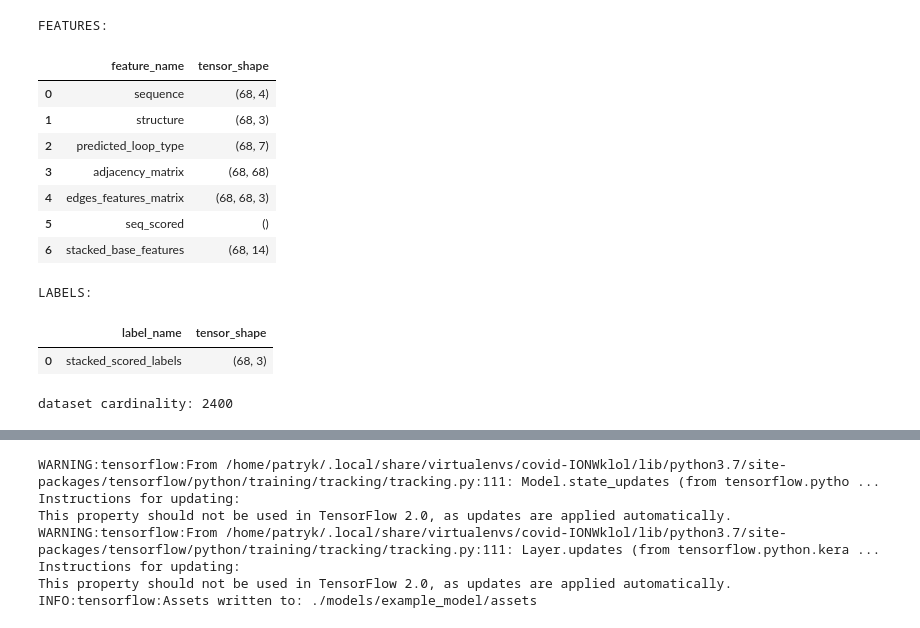
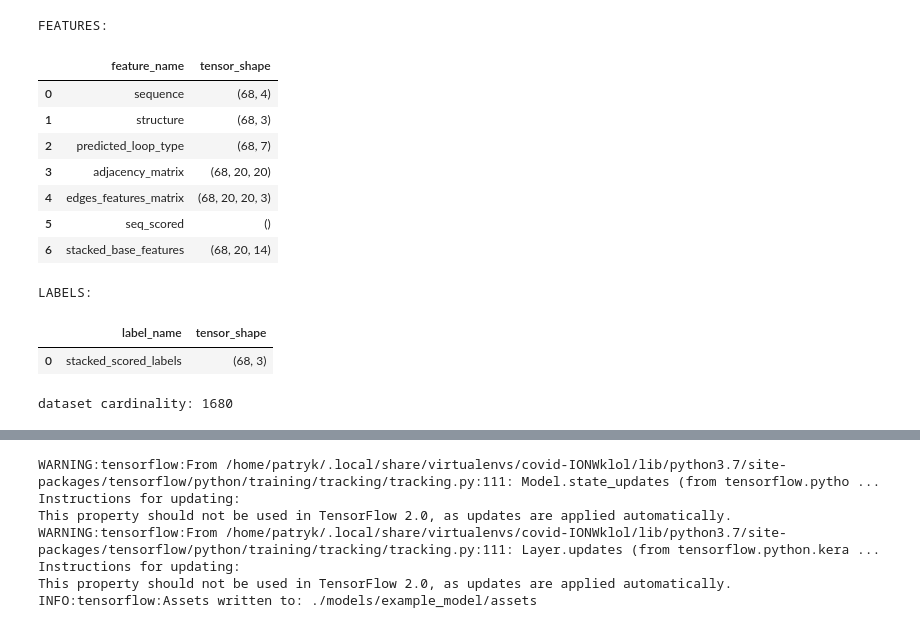
Before and after one commit to JanKapala/OpenVaccine-COVID-19-mRNA-Vaccine-Degradation-Prediction, a Jupyter notebook: NewWorkflow.ipynb, the cells around one changed output, grey strips where cells are left out. Cells and saved outputs as stored; diff of their text form; code cells hidden in the pictures.

```diff
--- a/NewWorkflow.ipynb
+++ b/NewWorkflow.ipynb
@@ -33,20 +33,21 @@ AUTOTUNE = tf.data.experimental.AUTOTUNE
 train_valid_ds, public_test_ds, private_test_ds = load_base_datasets()
 # %%
 # LOADING SUBGRAPHED DATASETS FROM DISK (CREATE_THEM IF THEY DON'T EXIST)
-subgraphed_train_valid_ds, subgraphed_public_test_ds, subgraphed_private_test_ds = load_subgraphed_datasets(neighbourhood_size=20)
+subgraphed_train_valid_ds, subgraphed_public_test_ds, subgraphed_private_test_ds = load_subgraphed_datasets(neighbourhood_size=NEIGHBOURHOOD_SIZE)
+subgraphed_train_ds, subgraphed_valid_ds = split_into_train_and_valid(subgraphed_train_valid_ds, 0.3)
 # %%
-inspect_dataset_columns(train_valid_ds)
+inspect_dataset_columns(subgraphed_train_ds)
 # %% [output]
 FEATURES:
 |  | feature_name | tensor_shape |
 | 0 | sequence | (68, 4) |
 | 1 | structure | (68, 3) |
 | 2 | predicted_loop_type | (68, 7) |
-| 3 | adjacency_matrix | (68, 68) |
-| 4 | edges_features_matrix | (68, 68, 3) |
+| 3 | adjacency_matrix | (68, 20, 20) |
+| 4 | edges_features_matrix | (68, 20, 20, 3) |
 | 5 | seq_scored | () |
-| 6 | stacked_base_features | (68, 14) |
+| 6 | stacked_base_features | (68, 20, 14) |
 LABELS:
 |  | label_name | tensor_shape |
 | 0 | stacked_scored_labels | (68, 3) |
-dataset cardinality: 2400
+dataset cardinality: 1680
```
Also changed, not shown: parts of 14 cells of this notebook.
